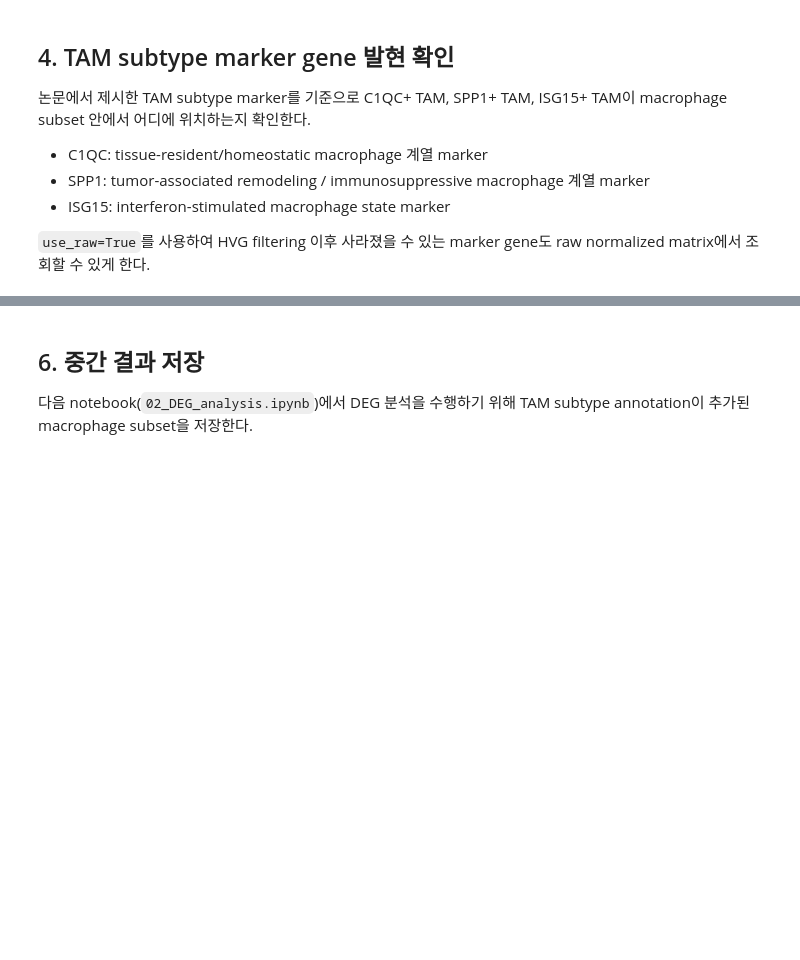
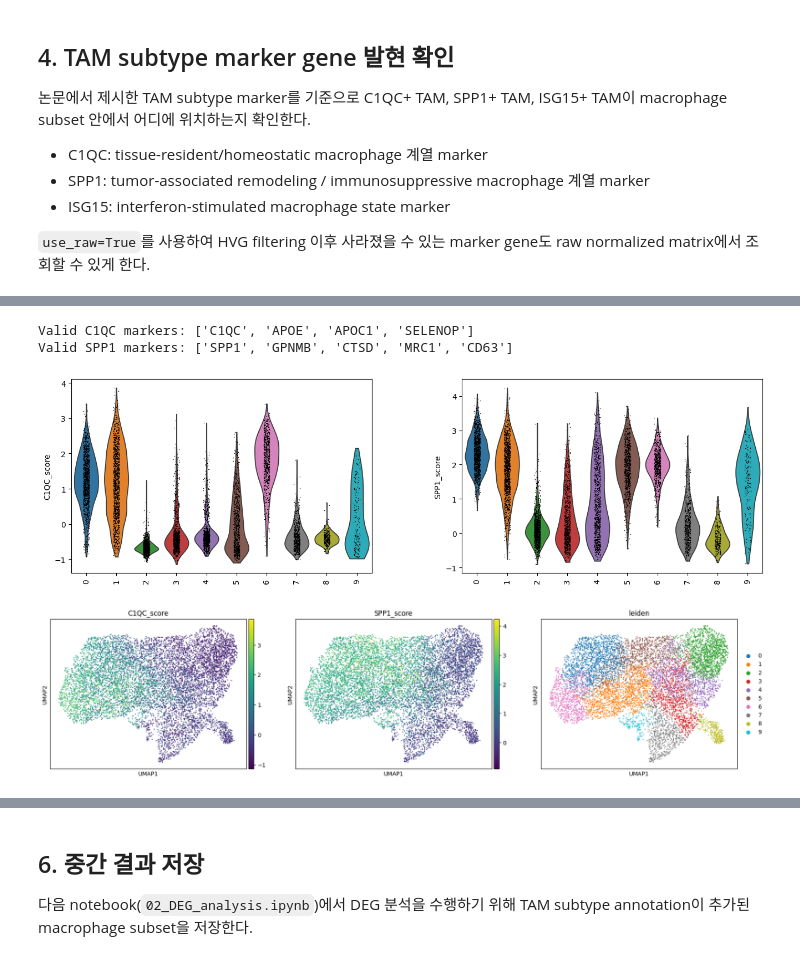
Before and after one commit to boeun02/scRNA-seq-Cancer-Immunology-Analysis, a Jupyter notebook: phase2_analysis/01_myeloid_subset.ipynb, the cells around one changed output, grey strips where cells are left out. Drawn from its saved outputs; the diff is of its cells as text; code cells hidden in the pictures; blank space fills up the shorter version.

Commit message:
refac: gene set score 기반 분석 추가
Signed-off-by: boeun02 <qkrqhrud1118@naver.com>

```diff
--- a/phase2_analysis/01_myeloid_subset.ipynb
+++ b/phase2_analysis/01_myeloid_subset.ipynb
@@ -160,0 +183,15 @@ UMAP과 dotplot을 함께 확인하여 marker 발현이 뚜렷한 cluster에 TAM
+# %%
+candidate_c1qc_markers = ["C1QC", "APOE", "APOC1", "SELENOP"]
+candidate_spp1_markers = ["SPP1", "GPNMB", "CTSD", "MRC1", "CD63"]
+
+print("C1QC candidates:")
+print([g for g in candidate_c1qc_markers if g in mac.var_names])
+
+print("SPP1 candidates:")
+print([g for g in candidate_spp1_markers if g in mac.var_names])
+
+print("Missing C1QC candidates:")
+print([g for g in candidate_c1qc_markers if g not in mac.var_names])
+
+print("Missing SPP1 candidates:")
+print([g for g in candidate_spp1_markers if g not in mac.var_names])
@@ -160,0 +211,20 @@ UMAP과 dotplot을 함께 확인하여 marker 발현이 뚜렷한 cluster에 TAM
+# %%
+c1qc_markers = [g for g in candidate_c1qc_markers if g in mac.var_names]
+spp1_markers = [g for g in candidate_spp1_markers if g in mac.var_names]
+
+print("Valid C1QC markers:", c1qc_markers)
+print("Valid SPP1 markers:", spp1_markers)
+
+if c1qc_markers:
+    sc.tl.score_genes(mac, c1qc_markers, score_name="C1QC_score")
+
+if spp1_markers:
+    sc.tl.score_genes(mac, spp1_markers, score_name="SPP1_score")
+
+sc.pl.violin(mac, ["C1QC_score", "SPP1_score"], groupby="leiden", rotation=90)
+sc.pl.umap(mac, color=["C1QC_score", "SPP1_score", "leiden"])
+# %% [output]
+Valid C1QC markers: ['C1QC', 'APOE', 'APOC1', 'SELENOP']
+Valid SPP1 markers: ['SPP1', 'GPNMB', 'CTSD', 'MRC1', 'CD63']
+[figure, added]
+[figure, added]
```
Also changed, not shown: parts of 11 cells of this notebook, 3 other files.
